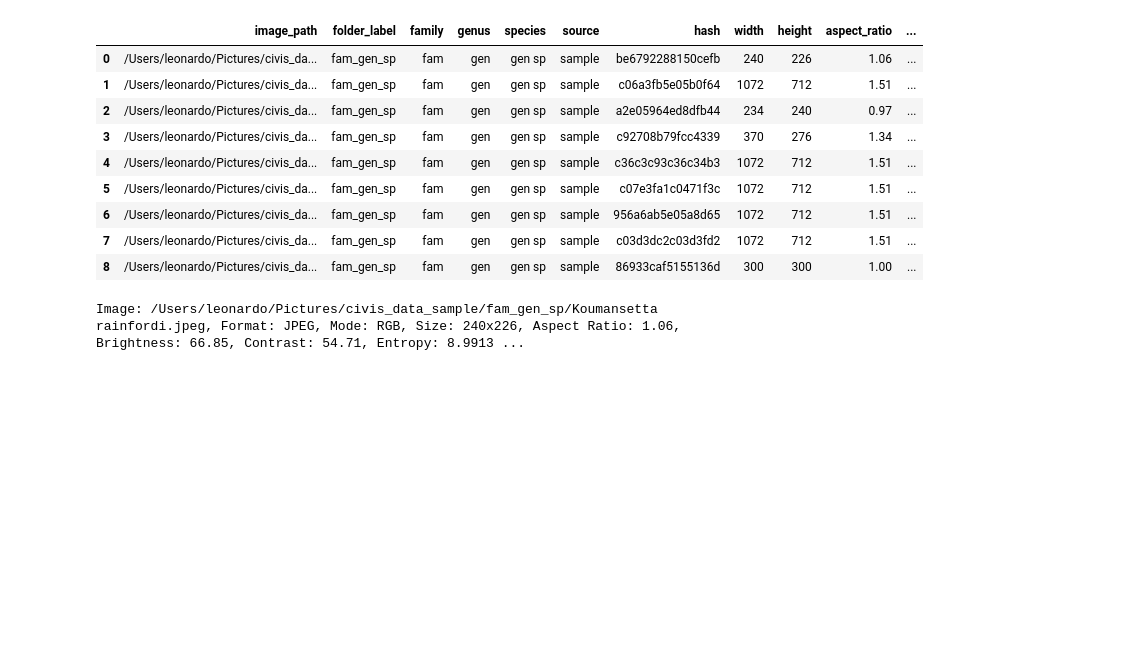
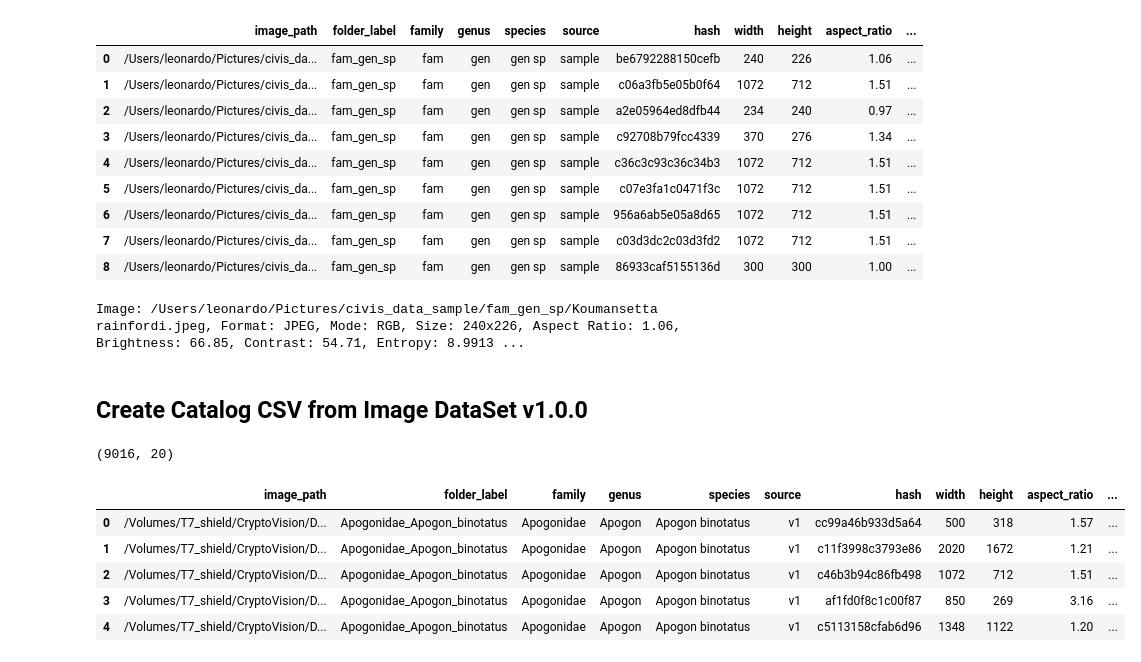
Before and after one commit to leonardo-reginato/cryptovision, a Jupyter notebook: notebooks/dataset_setup.ipynb, the cells around one changed output. Drawn from its saved outputs; the diff is of its cells as text; code cells hidden in the pictures; blank space fills up the shorter version.

Commit message:
feat: DataSet v1 and organize imports in tools

```diff
--- a/notebooks/dataset_setup.ipynb
+++ b/notebooks/dataset_setup.ipynb
@@ -47,3 +47,24 @@ df.head(10)
 tools.ImageAttributes(df.iloc[0]['image_path'])
 # %% [output]
 Image: /Users/leonardo/Pictures/civis_data_sample/fam_gen_sp/Koumansetta rainfordi.jpeg, Format: JPEG, Mode: RGB, Size: 240x226, Aspect Ratio: 1.06, Brightness: 66.85, Contrast: 54.71, Entropy: 8.9913 ...
+# %% [markdown]
+## Create Catalog CSV from Image DataSet v1.0.0
+# %%
+# create v1.0.0 dataset catalog
+
+df = tools.build_dataframe(
+    path='/Volumes/T7_shield/CryptoVision/Data/Images/Datasets/v1.0.0/images',
+    source='v1',
+    min_size=224,
+)
+
+print(df.shape)
+df.head(5)
+# %% [output]
+(9016, 20)
+|  | image_path | folder_label | family | genus | species | source | hash | width | height | aspect_ratio | ... |
+| 0 | /Volumes/T7_shield/CryptoVision/D... | Apogonidae_Apogon_binotatus | Apogonidae | Apogon | Apogon binotatus | v1 | cc99a46b933d5a64 | 500 | 318 | 1.57 | ... |
+| 1 | /Volumes/T7_shield/CryptoVision/D... | Apogonidae_Apogon_binotatus | Apogonidae | Apogon | Apogon binotatus | v1 | c11f3998c3793e86 | 2020 | 1672 | 1.21 | ... |
+| 2 | /Volumes/T7_shield/CryptoVision/D... | Apogonidae_Apogon_binotatus | Apogonidae | Apogon | Apogon binotatus | v1 | c46b3b94c86fb498 | 1072 | 712 | 1.51 | ... |
+| 3 | /Volumes/T7_shield/CryptoVision/D... | Apogonidae_Apogon_binotatus | Apogonidae | Apogon | Apogon binotatus | v1 | af1fd0f8c1c00f87 | 850 | 269 | 3.16 | ... |
+| 4 | /Volumes/T7_shield/CryptoVision/D... | Apogonidae_Apogon_binotatus | Apogonidae | Apogon | Apogon binotatus | v1 | c5113158cfab6d96 | 1348 | 1122 | 1.20 | ... |
```
Also changed, not shown: parts of 2 cells of this notebook, 1 other file.
